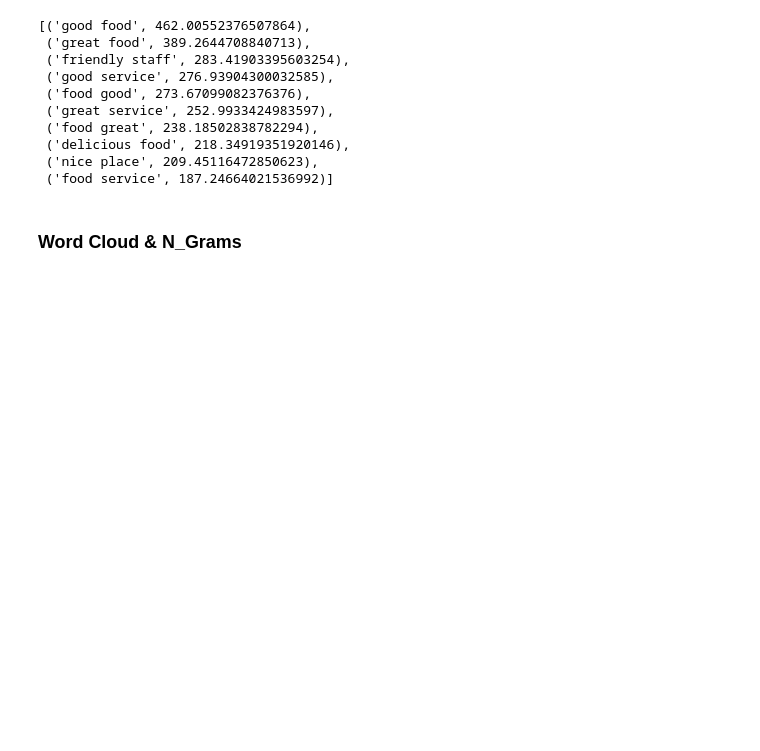
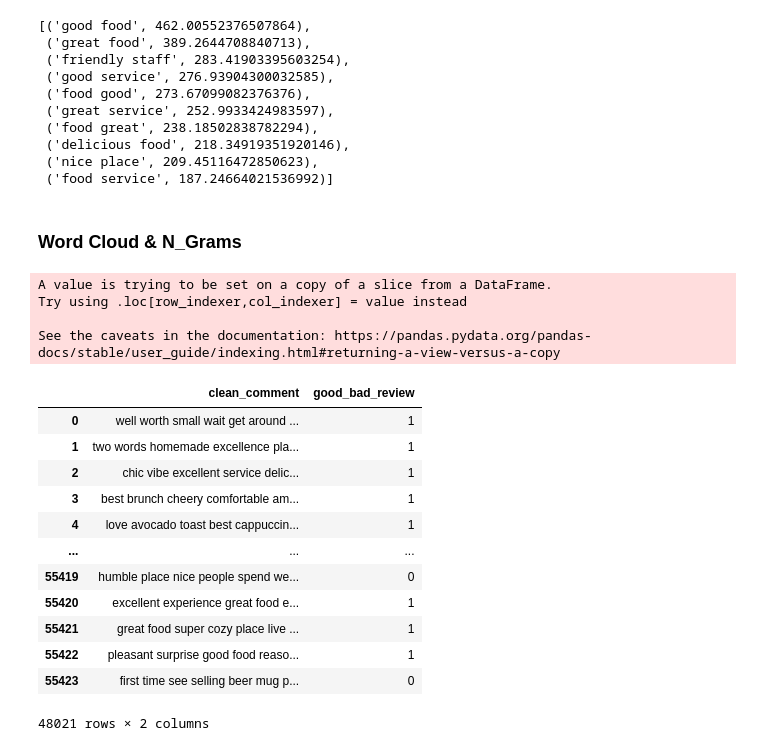
Before and after one commit to MalouO/small_business, a Jupyter notebook: notebooks/NLP_JB.ipynb, the cells around one changed output. Saved outputs shown, nothing was run; the diff lists cells and outputs as text; code cells hidden in the pictures; blank space fills up the shorter version.

```diff
--- a/notebooks/NLP_JB.ipynb
+++ b/notebooks/NLP_JB.ipynb
@@ -370 +353,24 @@ def remove_stopwords(text):
+# %%
+en_reviews_model_df.clean_comment = en_reviews_model_df.clean_comment.apply(remove_stopwords)
+# %% [output]
+A value is trying to be set on a copy of a slice from a DataFrame.
+Try using .loc[row_indexer,col_indexer] = value instead
+
+See the caveats in the documentation: https://pandas.pydata.org/pandas-docs/stable/user_guide/indexing.html#returning-a-view-versus-a-copy
+# %%
+en_reviews_model_df
+# %% [output]
+|  | clean_comment | good_bad_review |
+| 0 | well worth small wait get around ... | 1 |
+| 1 | two words homemade excellence pla... | 1 |
+| 2 | chic vibe excellent service delic... | 1 |
+| 3 | best brunch cheery comfortable am... | 1 |
+| 4 | love avocado toast best cappuccin... | 1 |
+| ... | ... | ... |
+| 55419 | humble place nice people spend we... | 0 |
+| 55420 | excellent experience great food e... | 1 |
+| 55421 | great food super cozy place live ... | 1 |
+| 55422 | pleasant surprise good food reaso... | 1 |
+| 55423 | first time see selling beer mug p... | 0 |
+48021 rows × 2 columns
 # %%
```
Also changed, not shown: parts of 19 cells of this notebook.
